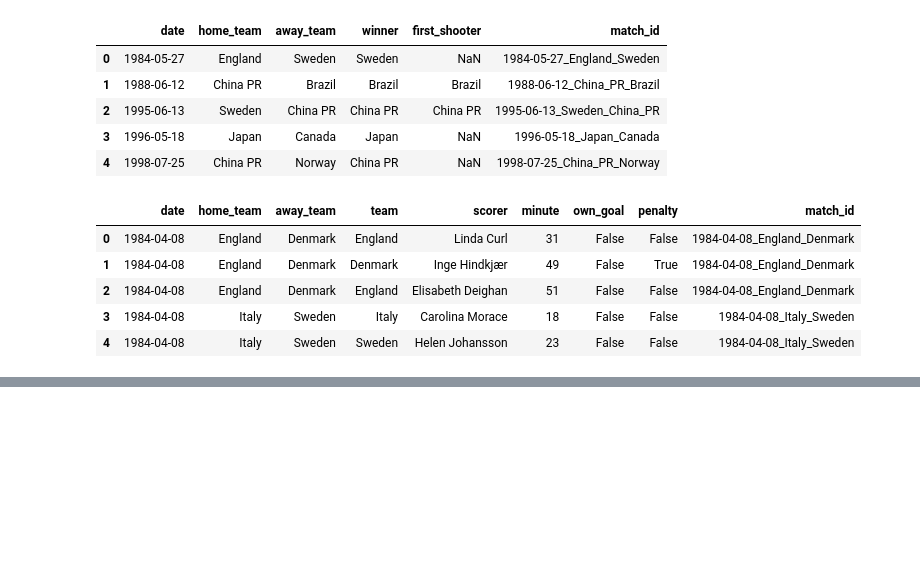
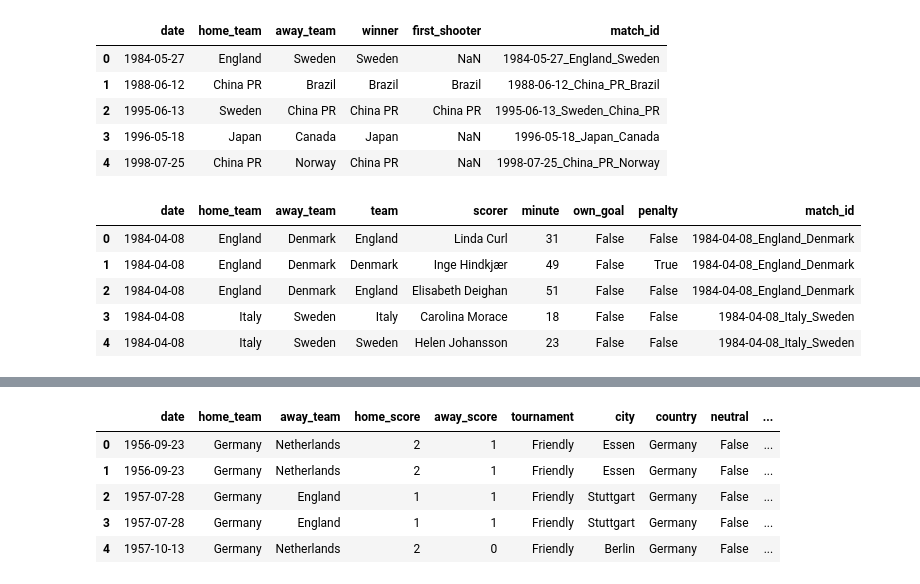
Before and after one commit to veronicadeleonh/womens-football, a Jupyter notebook: wf-feature-engineering.ipynb, the cells around one changed output, grey strips where cells are left out. Saved outputs shown, nothing was run; the diff lists cells and outputs as text; code cells hidden in the pictures; blank space fills up the shorter version.

```diff
--- a/wf-feature-engineering.ipynb
+++ b/wf-feature-engineering.ipynb
@@ -31,0 +166,15 @@ display(goalscorers_df.head())
+# %%
+results_df = results_df.merge(
+    rolling_stats[['match_id', 'gf_roll', 'ga_roll']],
+    on='match_id',
+    how='right'
+)
+
+results_df.head()
+# %% [output]
+|  | date | home_team | away_team | home_score | away_score | tournament | city | country | neutral | ... |
+| 0 | 1956-09-23 | Germany | Netherlands | 2 | 1 | Friendly | Essen | Germany | False | ... |
+| 1 | 1956-09-23 | Germany | Netherlands | 2 | 1 | Friendly | Essen | Germany | False | ... |
+| 2 | 1957-07-28 | Germany | England | 1 | 1 | Friendly | Stuttgart | Germany | False | ... |
+| 3 | 1957-07-28 | Germany | England | 1 | 1 | Friendly | Stuttgart | Germany | False | ... |
+| 4 | 1957-10-13 | Germany | Netherlands | 2 | 0 | Friendly | Berlin | Germany | False | ... |
```
Also changed, not shown: parts of 6 cells of this notebook, 5 other files.
